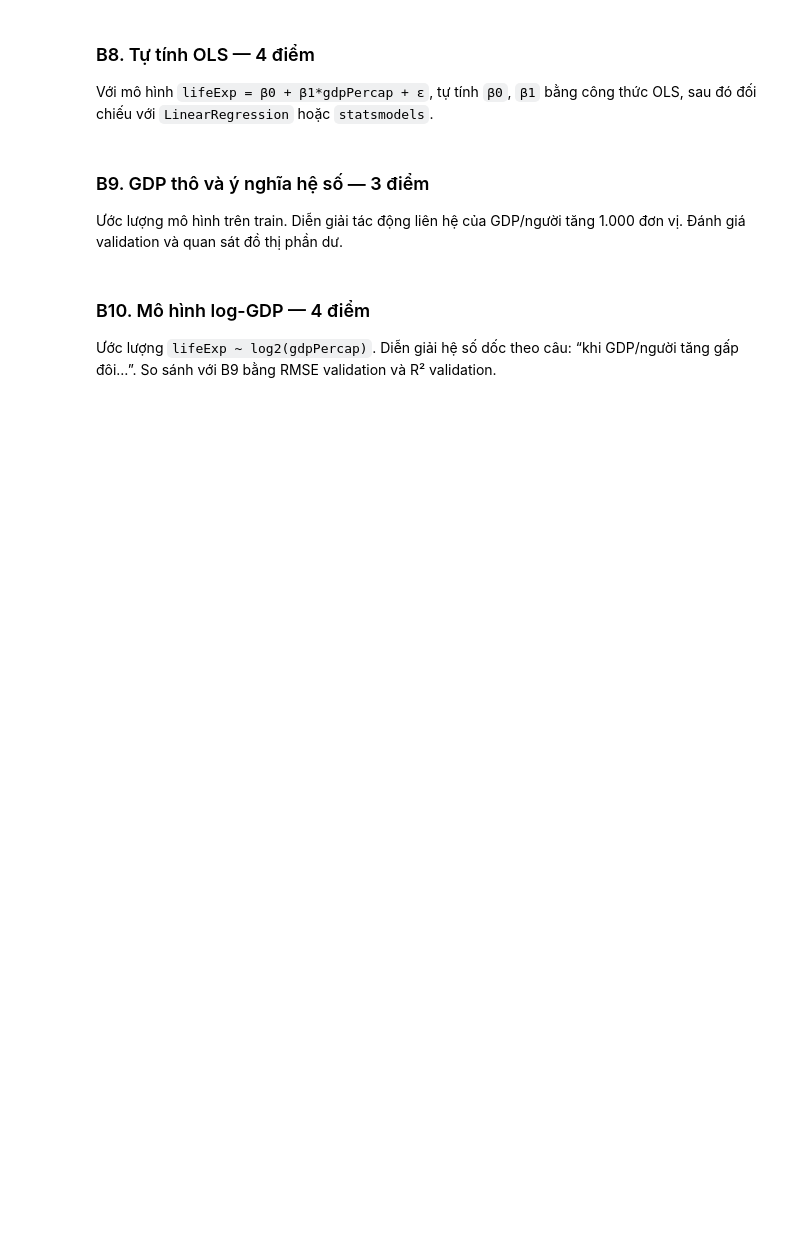
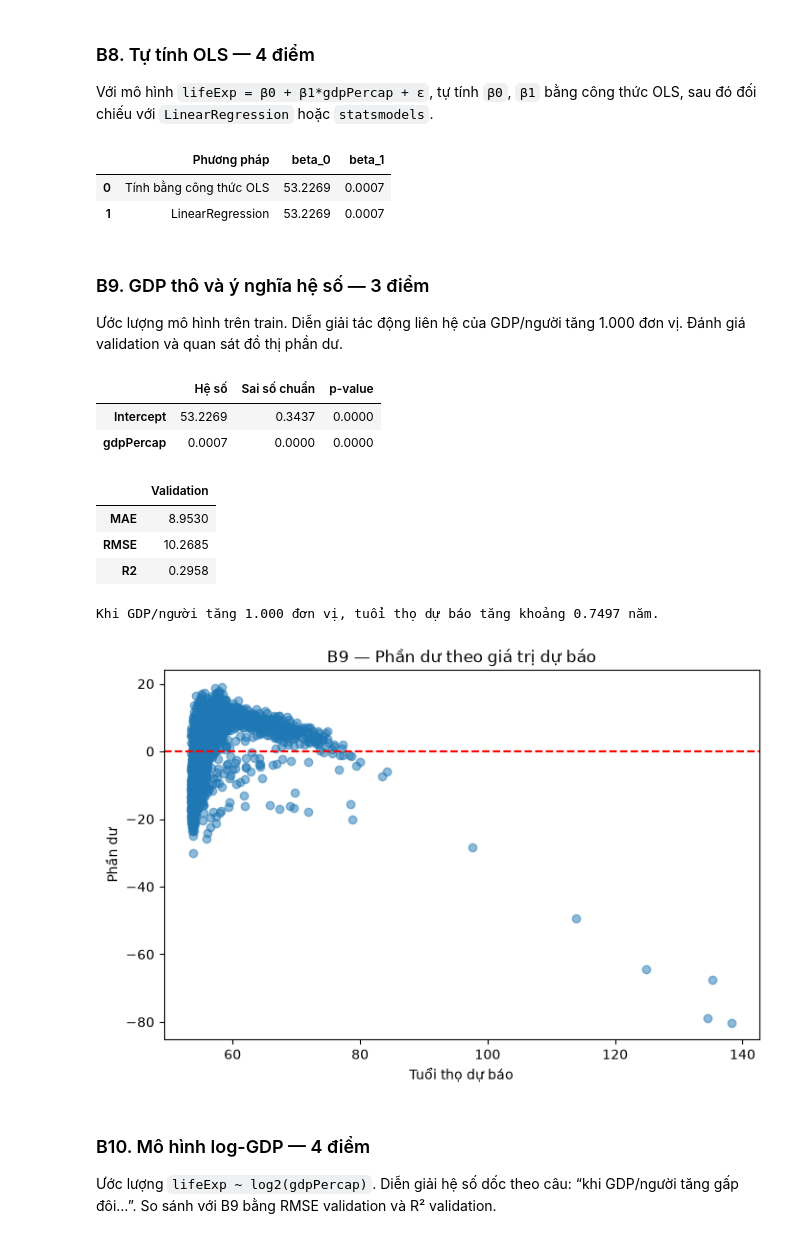
Before and after one commit to CaoRIV/machine-learning-practicals, a Jupyter notebook: 01_Bai_tap_Gapminder.ipynb, the cells around one changed output. Saved outputs shown, nothing was run; the diff lists cells and outputs as text; code cells hidden in the pictures; blank space fills up the shorter version.

Commit message:
feat: complete Gapminder simple linear regression module B7-B12

```diff
--- a/01_Bai_tap_Gapminder.ipynb
+++ b/01_Bai_tap_Gapminder.ipynb
@@ -342,3 +365,28 @@ Với mô hình `lifeExp = β0 + β1*gdpPercap + ε`, tự tính `β0`, `β1` b
+# %%
+x = train["gdpPercap"]
+y = train["lifeExp"]
+
+x_mean = x.mean()
+y_mean = y.mean()
+
+beta_1_manual = (((x - x_mean) * (y - y_mean)).sum()
+                 / ((x - x_mean) ** 2).sum())
+beta_0_manual = y_mean - beta_1_manual * x_mean
+
+model_b8_sklearn = LinearRegression()
+model_b8_sklearn.fit(train[["gdpPercap"]], train["lifeExp"])
+
+b8_comparison = pd.DataFrame({
+    "Phương pháp": ["Tính bằng công thức OLS", "LinearRegression"],
+    "beta_0": [beta_0_manual, model_b8_sklearn.intercept_],
+    "beta_1": [beta_1_manual, model_b8_sklearn.coef_[0]]
+})
+
+display(b8_comparison)
+# %% [output]
+|  | Phương pháp | beta_0 | beta_1 |
+| 0 | Tính bằng công thức OLS | 53.2269 | 0.0007 |
+| 1 | LinearRegression | 53.2269 | 0.0007 |
 # %% [markdown]
 ### B9. GDP thô và ý nghĩa hệ số — 3 điểm
 
@@ -348,3 +394,41 @@ Với mô hình `lifeExp = β0 + β1*gdpPercap + ε`, tự tính `β0`, `β1` b
+# %%
+model_b9 = smf.ols("lifeExp ~ gdpPercap", data=train).fit()
+
+validation_pred_b9 = model_b9.predict(validation)
+b9_metrics = regression_metrics(validation["lifeExp"], validation_pred_b9)
+
+b9_coefficients = pd.DataFrame({
+    "Hệ số": model_b9.params,
+    "Sai số chuẩn": model_b9.bse,
+    "p-value": model_b9.pvalues
+})
+
+display(b9_coefficients)
+display(b9_metrics.to_frame("Validation"))
+
+effect_1000 = model_b9.params["gdpPercap"] * 1000
+print(f"Khi GDP/người tăng 1.000 đơn vị, tuổi thọ dự báo tăng khoảng {effect_1000:.4f} năm.")
+
+train_pred_b9 = model_b9.predict(train)
+residual_b9 = train["lifeExp"] - train_pred_b9
+
+plt.figure(figsize=(8, 5))
+plt.scatter(train_pred_b9, residual_b9, alpha=0.5)
+plt.axhline(0, color="red", linestyle="--")
+plt.title("B9 — Phần dư theo giá trị dự báo")
+plt.xlabel("Tuổi thọ dự báo")
+plt.ylabel("Phần dư")
+plt.show()
+# %% [output]
+|  | Hệ số | Sai số chuẩn | p-value |
+| Intercept | 53.2269 | 0.3437 | 0.0000 |
+| gdpPercap | 0.0007 | 0.0000 | 0.0000 |
+|  | Validation |
+| MAE | 8.9530 |
+| RMSE | 10.2685 |
+| R2 | 0.2958 |
+Khi GDP/người tăng 1.000 đơn vị, tuổi thọ dự báo tăng khoảng 0.7497 năm.
+[figure, added]
 # %% [markdown]
 ### B10. Mô hình log-GDP — 4 điểm
 
```
Also changed, not shown: parts of 10 cells of this notebook.
